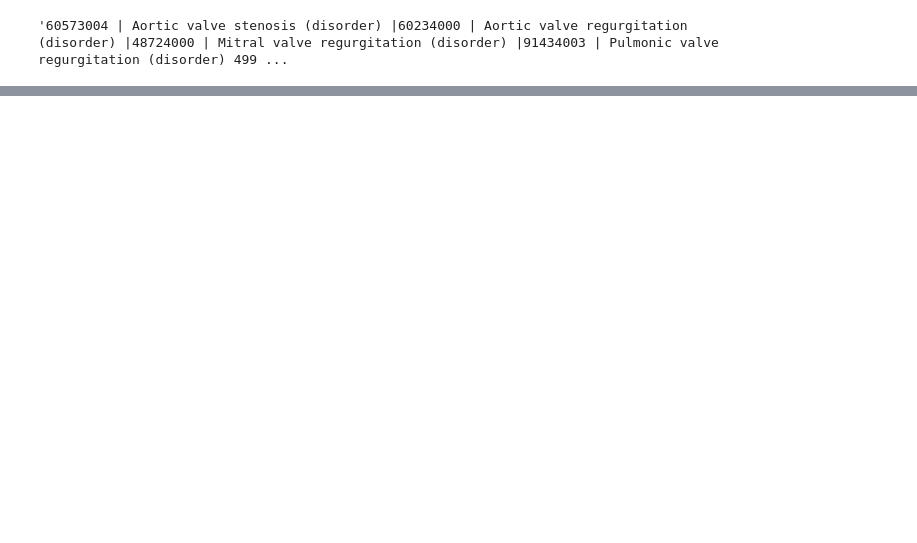
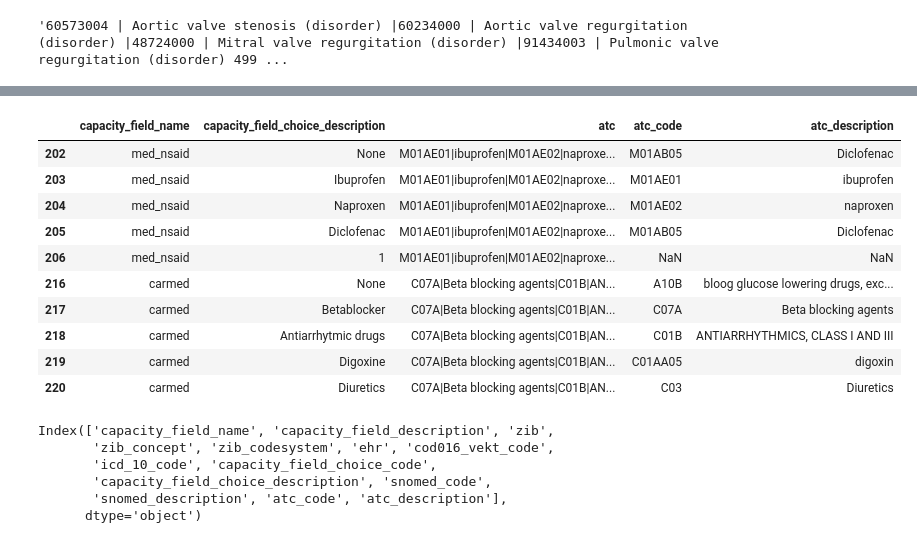
Before and after one commit to FAIR-data-for-CAPACITY/ZIB-uploader, a Jupyter notebook: notebooks/cleanup-capacity-field-mappings.ipynb, the cells around one changed output, grey strips where cells are left out. Drawn from its saved outputs; the diff is of its cells as text; code cells hidden in the pictures; blank space fills up the shorter version.

```diff
--- a/notebooks/cleanup-capacity-field-mappings.ipynb
+++ b/notebooks/cleanup-capacity-field-mappings.ipynb
@@ -169,0 +199,23 @@ TODO:
+# %%
+df[~pd.isna(df['atc'])][['capacity_field_name', 'capacity_field_choice_description', 'atc', 'atc_code', 'atc_description']].head(10)
+# %% [output]
+|  | capacity_field_name | capacity_field_choice_description | atc | atc_code | atc_description |
+| 202 | med_nsaid | None | M01AE01|ibuprofen|M01AE02|naproxe... | M01AB05 | Diclofenac |
+| 203 | med_nsaid | Ibuprofen | M01AE01|ibuprofen|M01AE02|naproxe... | M01AE01 | ibuprofen |
+| 204 | med_nsaid | Naproxen | M01AE01|ibuprofen|M01AE02|naproxe... | M01AE02 | naproxen |
+| 205 | med_nsaid | Diclofenac | M01AE01|ibuprofen|M01AE02|naproxe... | M01AB05 | Diclofenac |
+| 206 | med_nsaid | 1 | M01AE01|ibuprofen|M01AE02|naproxe... | NaN | NaN |
+| 216 | carmed | None | C07A|Beta blocking agents|C01B|AN... | A10B | bloog glucose lowering drugs, exc... |
+| 217 | carmed | Betablocker | C07A|Beta blocking agents|C01B|AN... | C07A | Beta blocking agents |
+| 218 | carmed | Antiarrhytmic drugs | C07A|Beta blocking agents|C01B|AN... | C01B | ANTIARRHYTHMICS, CLASS I AND III |
+| 219 | carmed | Digoxine | C07A|Beta blocking agents|C01B|AN... | C01AA05 | digoxin |
+| 220 | carmed | Diuretics | C07A|Beta blocking agents|C01B|AN... | C03 | Diuretics |
+# %%
+df.columns
+# %% [output]
+Index(['capacity_field_name', 'capacity_field_description', 'zib',
+       'zib_concept', 'zib_codesystem', 'ehr', 'cod016_vekt_code',
+       'icd_10_code', 'capacity_field_choice_code',
+       'capacity_field_choice_description', 'snomed_code',
+       'snomed_description', 'atc_code', 'atc_description'],
+      dtype='object')
```
Also changed, not shown: parts of 10 cells of this notebook.
